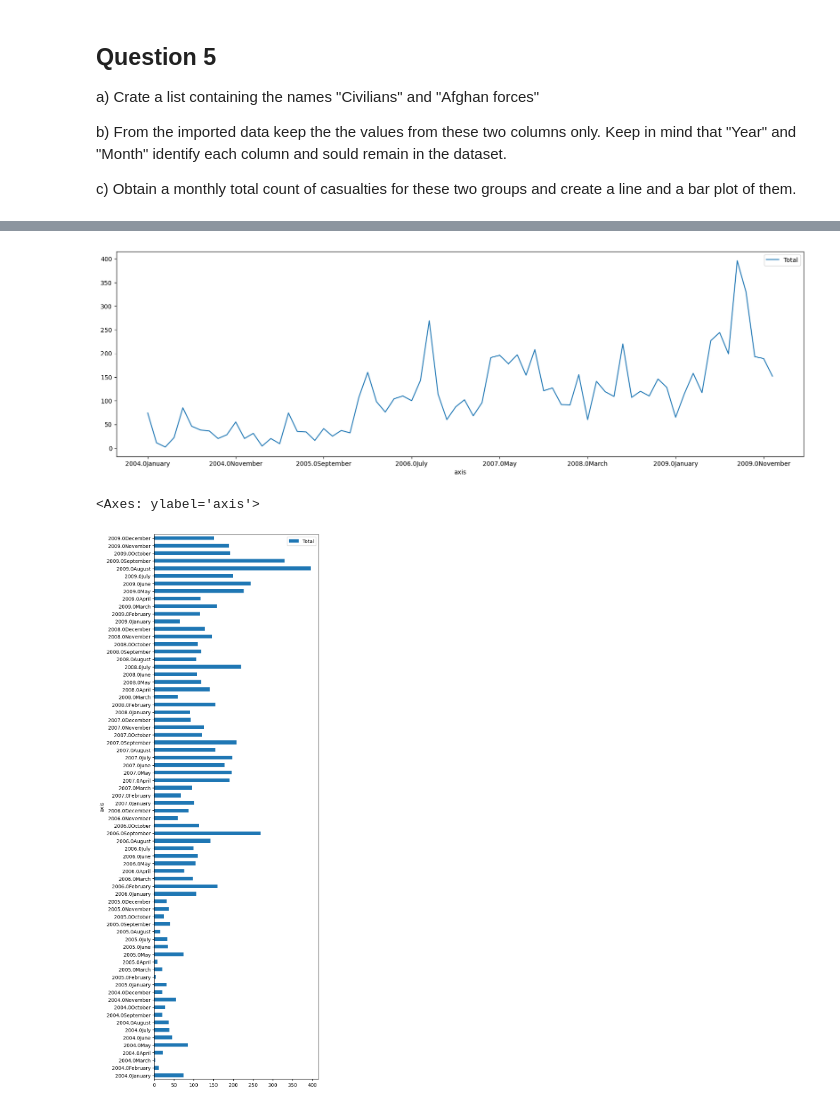
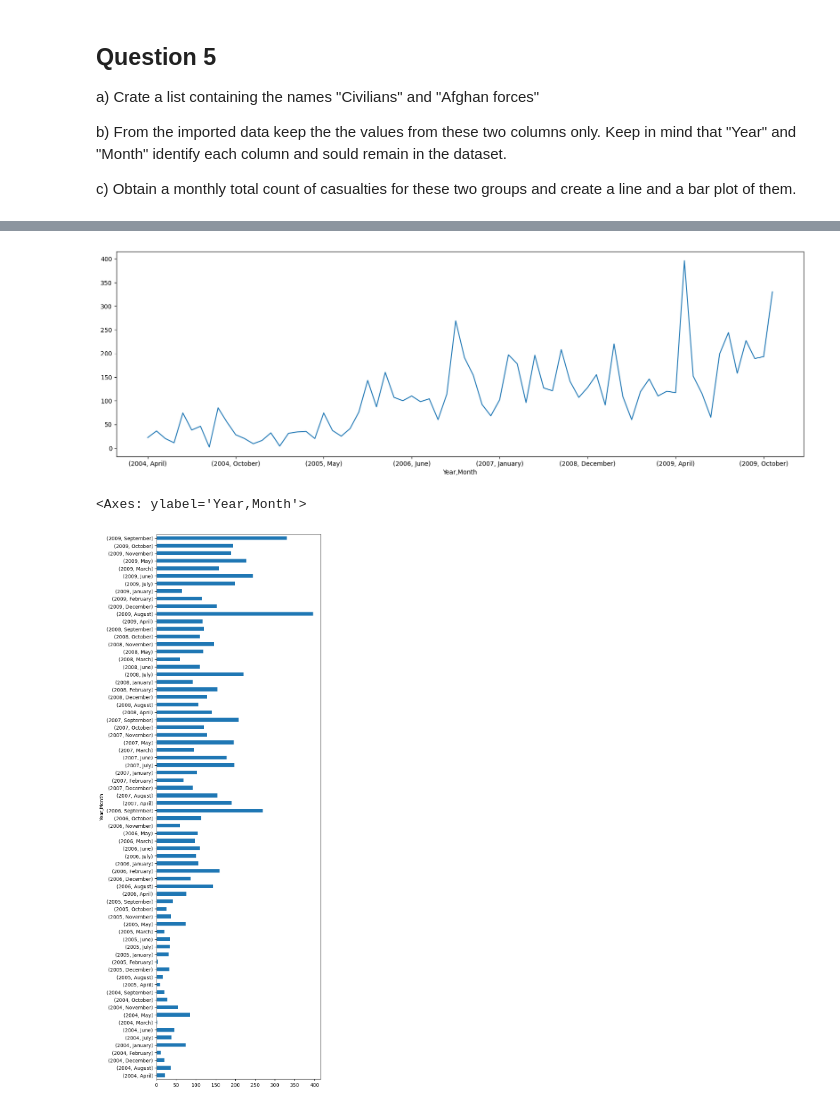
Before and after one commit to mannan272/data1, a Jupyter notebook: lab-01/Assignment2.ipynb, the cells around one changed output, grey strips where cells are left out. Saved outputs shown, nothing was run; the diff lists cells and outputs as text; code cells hidden in the pictures.

```diff
--- a/lab-01/Assignment2.ipynb
+++ b/lab-01/Assignment2.ipynb
@@ -71,6 +72,7 @@ import seaborn as sns
 df.dropna(subset=['Year'], inplace=True)
 
 df.info()
+df['Year'] = df['Year'].astype(int)
 df['Civilians'] = df['Civilians'].astype(float)
 df['Taliban'] = df['Taliban'].astype(float)
 df['Afghan forces'] = df['Afghan forces'].astype(float)
@@ -160,10 +161,8 @@ for index,row in df.iterrows():
 print(civilians)
 print(afghan_forces)
 
-df1 = df
-del df1['Taliban']
-del df1['Nato (detailed in spreadsheet)']
-del df1['Nato - official figures']
+df1 = df [['Year', 'Month', 'Civilians', 'Afghan forces']]
+
 print(df1)
 # %% [output]
 [51.0, 7.0, 2.0, 3.0, 29.0, 32.0, 19.0, 26.0, 4.0, 14.0, 19.0, 13.0, 4.0, 4.0, 18.0, 5.0, 49.0, 31.0, 5.0, 6.0, 12.0, 15.0, 13.0, 16.0, 93.0, 54.0, 37.0, 33.0, 54.0, 71.0, 64.0, 101.0, 172.0, 44.0, 46 ...
@@ -212,0 +215,7 @@ print(df2)
+# %%
+
+monthly2 = df1.groupby(['Year','Month']).sum()
+
+monthly2['Total'] = monthly2['Civilians'] + monthly2['Afghan forces']
+
+print(monthly2)
@@ -213,11 +238,11 @@ print(df2)
 # %%
-df2.plot(x='axis', y='Total', figsize=(20, 6))
+monthly2['Total'].plot(figsize=(20, 6))
 
 plt.show()
 # %% [output]
-[figure, old version]
+[figure, new version]
 # %%
-df2.plot(x='axis', y='Total', kind='barh',figsize=(6, 20))
+monthly2['Total'].plot(kind='barh',figsize=(6, 20))
 # %% [output]
-<Axes: ylabel='axis'>
+<Axes: ylabel='Year,Month'>
-[figure, old version]
+[figure, new version]
```
Also changed, not shown: parts of 8 cells of this notebook.
